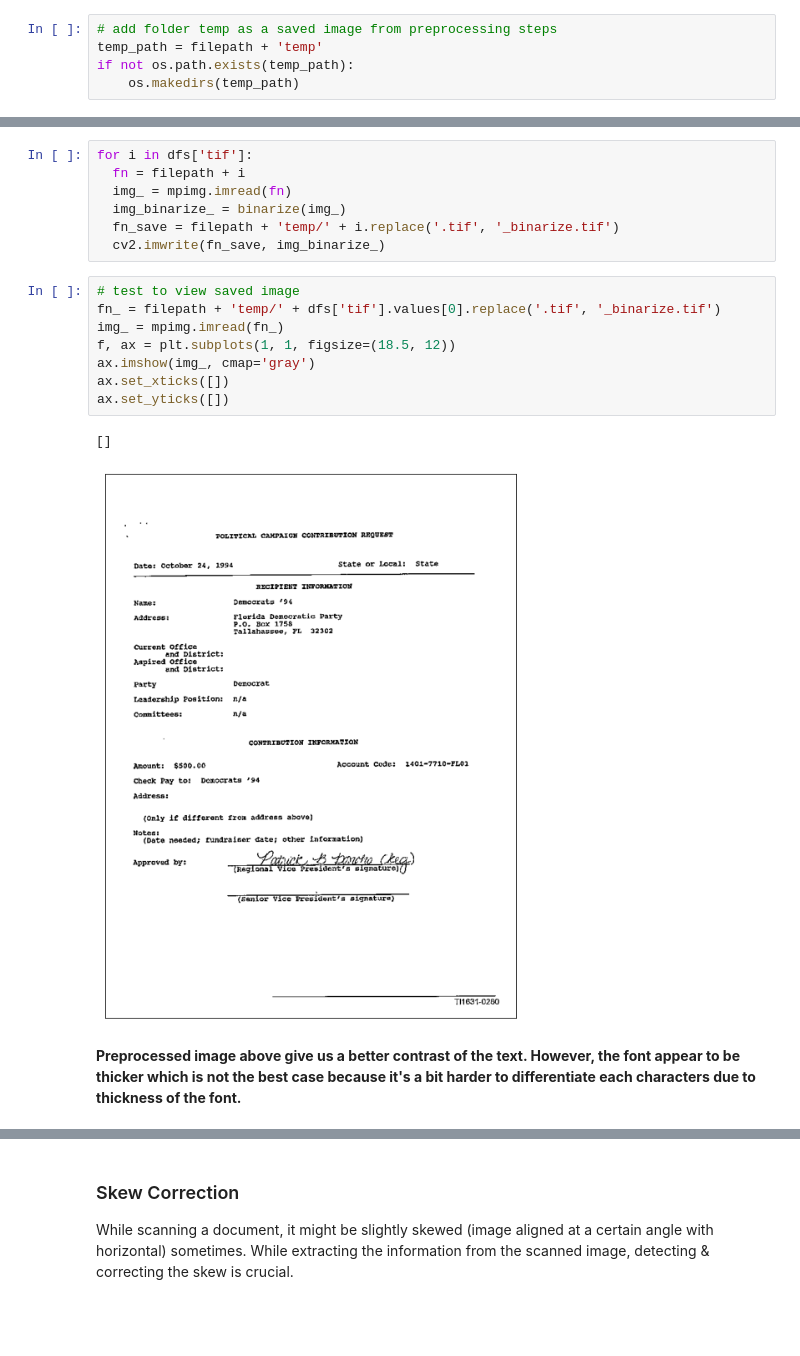
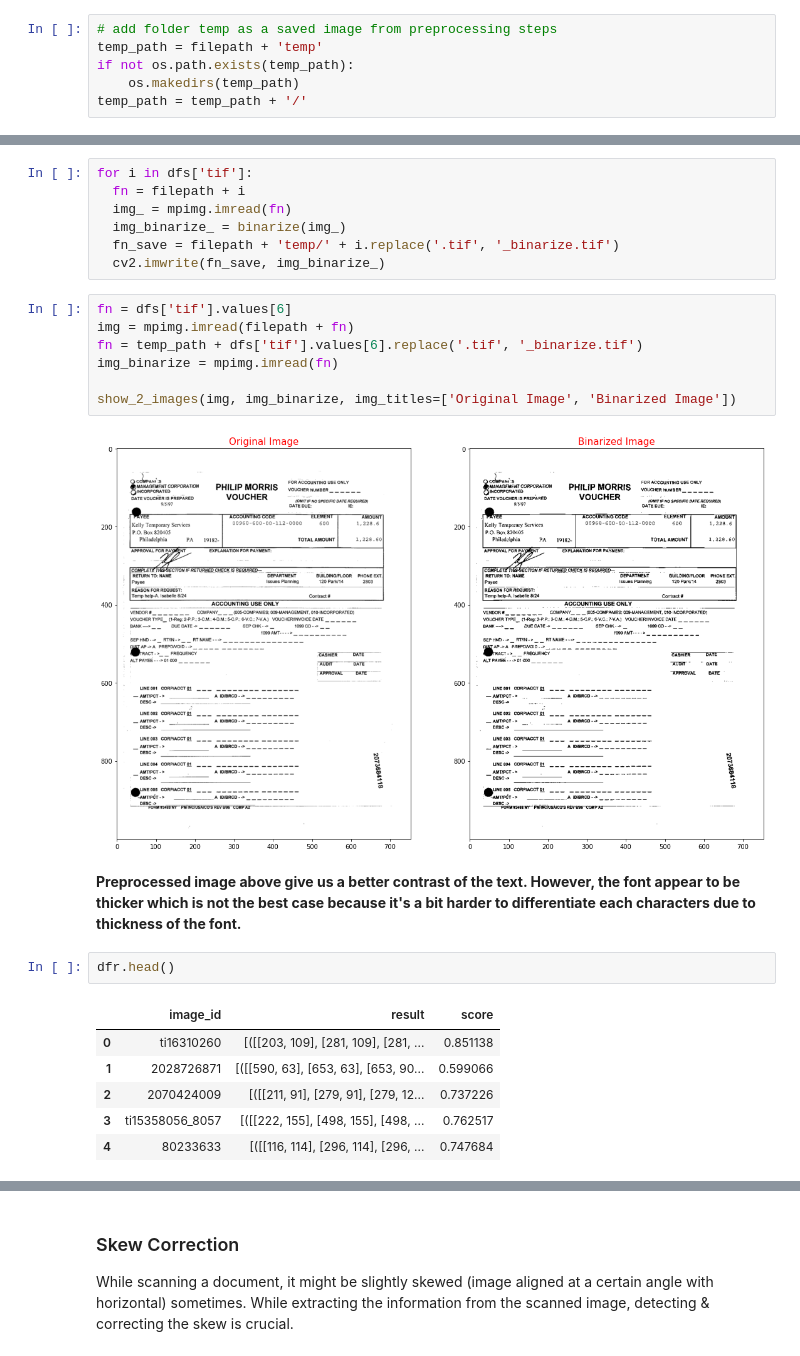
Before and after one commit to safanisna/datascientest-ocr, a Jupyter notebook: DataScientest_Safan_OCR.ipynb, the cells around one changed output, grey strips where cells are left out. Cells and saved outputs as stored; diff of their text form; blank space fills up the shorter version.

```diff
--- a/DataScientest_Safan_OCR.ipynb
+++ b/DataScientest_Safan_OCR.ipynb
@@ -334,6 +335,7 @@ import easyocr
 temp_path = filepath + 'temp'
 if not os.path.exists(temp_path):
     os.makedirs(temp_path)
+temp_path = temp_path + '/'
 # %%
 # trying to preprocess just a fraction of all the image dataset
 
@@ -471,16 +551,23 @@ for i in dfs['tif']:
   img_binarize_ = binarize(img_)
   fn_save = filepath + 'temp/' + i.replace('.tif', '_binarize.tif')
   cv2.imwrite(fn_save, img_binarize_)
-# %%
-# test to view saved image
-fn_ = filepath + 'temp/' + dfs['tif'].values[0].replace('.tif', '_binarize.tif')
-img_ = mpimg.imread(fn_)
-f, ax = plt.subplots(1, 1, figsize=(18.5, 12))
-ax.imshow(img_, cmap='gray')
-ax.set_xticks([])
-ax.set_yticks([])
-# %% [output]
-[]
-[figure, removed]
+# %%
+fn = dfs['tif'].values[6]
+img = mpimg.imread(filepath + fn)
+fn = temp_path + dfs['tif'].values[6].replace('.tif', '_binarize.tif')
+img_binarize = mpimg.imread(fn)
+
+show_2_images(img, img_binarize, img_titles=['Original Image', 'Binarized Image'])
+# %% [output]
+[figure, added]
 # %% [markdown]
 **Preprocessed image above give us a better contrast of the text. However, the font appear to be thicker which is not the best case because it's a bit harder to differentiate each characters due to thickness of the font.**
+# %%
+dfr.head()
+# %% [output]
+|  | image_id | result | score |
+| 0 | ti16310260 | [([[203, 109], [281, 109], [281, ... | 0.851138 |
+| 1 | 2028726871 | [([[590, 63], [653, 63], [653, 90... | 0.599066 |
+| 2 | 2070424009 | [([[211, 91], [279, 91], [279, 12... | 0.737226 |
+| 3 | ti15358056_8057 | [([[222, 155], [498, 155], [498, ... | 0.762517 |
+| 4 | 80233633 | [([[116, 114], [296, 114], [296, ... | 0.747684 |
```
Also changed, not shown: parts of 41 cells of this notebook.
